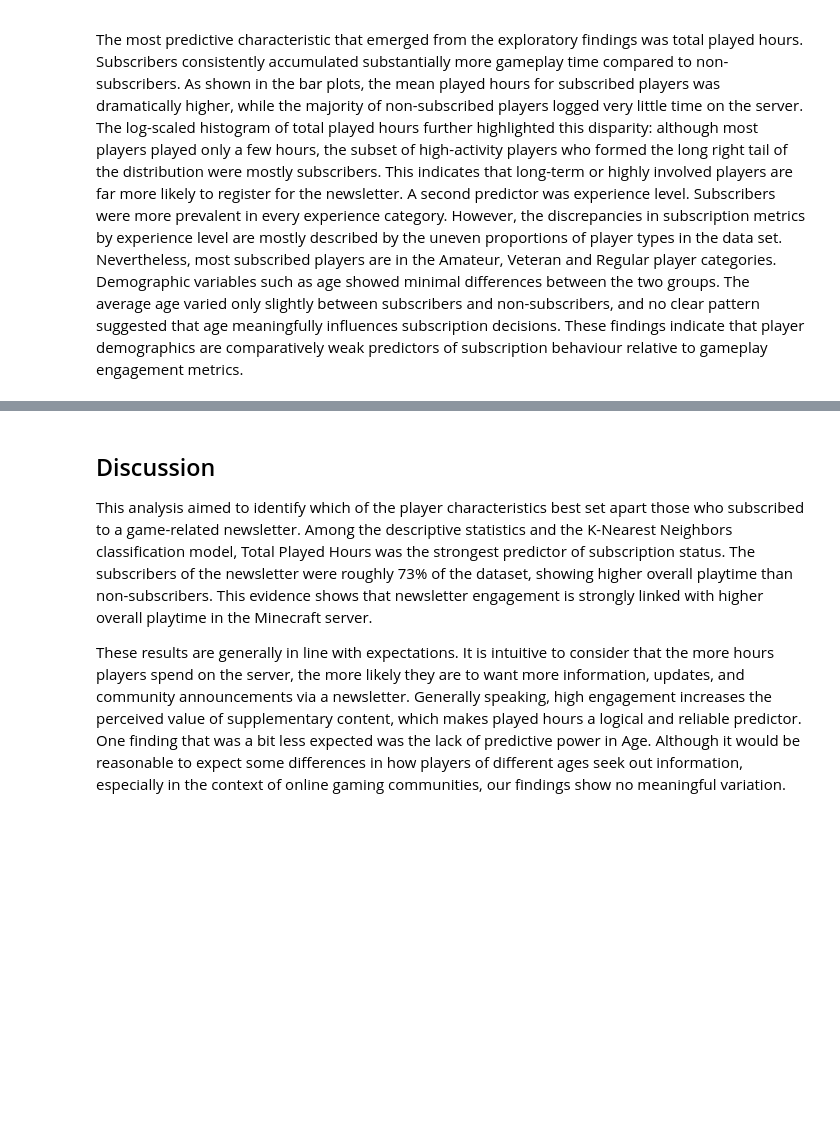
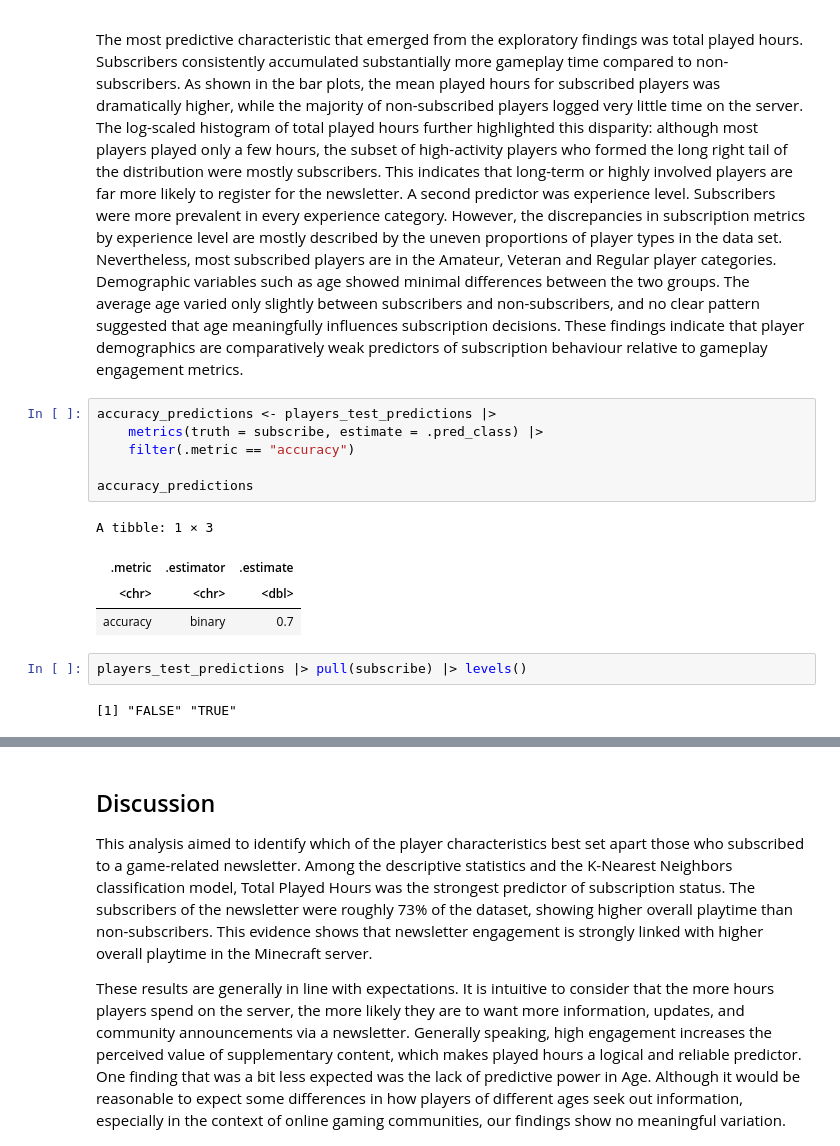
Before and after one commit to whoispanopto/dsciproject100, a Jupyter notebook: Untitled1.ipynb, the cells around one changed output, grey strips where cells are left out. Cells and saved outputs as stored; diff of their text form; blank space fills up the shorter version.

```diff
--- a/Untitled1.ipynb
+++ b/Untitled1.ipynb
@@ -391,3 +324,18 @@ Our exploratory analysis revealed several patterns that help explain which playe
 The most predictive characteristic that emerged from the exploratory findings was total played hours. Subscribers consistently accumulated substantially more gameplay time compared to non-subscribers. As shown in the bar plots, the mean played hours for subscribed players was dramatically higher, while the majority of non-subscribed players logged very little time on the server. The log-scaled histogram of total played hours further highlighted this disparity: although most players played only a few hours, the subset of high-activity players who formed the long right tail of the distribution were mostly subscribers. This indicates that long-term or highly involved players are far more likely to register for the newsletter.
 A second predictor was experience level. Subscribers were more prevalent in every experience category. However, the discrepancies in subscription metrics by experience level are mostly described by the uneven proportions of player types in the data set. Nevertheless, most subscribed players are in the Amateur, Veteran and Regular player categories.
 Demographic variables such as age showed minimal differences between the two groups. The average age varied only slightly between subscribers and non-subscribers, and no clear pattern suggested that age meaningfully influences subscription decisions. These findings indicate that player demographics are comparatively weak predictors of subscription behaviour relative to gameplay engagement metrics.
+# %%
+accuracy_predictions <- players_test_predictions |>
+    metrics(truth = subscribe, estimate = .pred_class) |>
+    filter(.metric == "accuracy")
+
+accuracy_predictions
+# %% [output]
+A tibble: 1 × 3
+| .metric | .estimator | .estimate |
+| <chr> | <chr> | <dbl> |
+| accuracy | binary | 0.7 |
+# %%
+players_test_predictions |> pull(subscribe) |> levels()
+# %% [output]
+[1] "FALSE" "TRUE"
```
Also changed, not shown: parts of 8 cells of this notebook.
